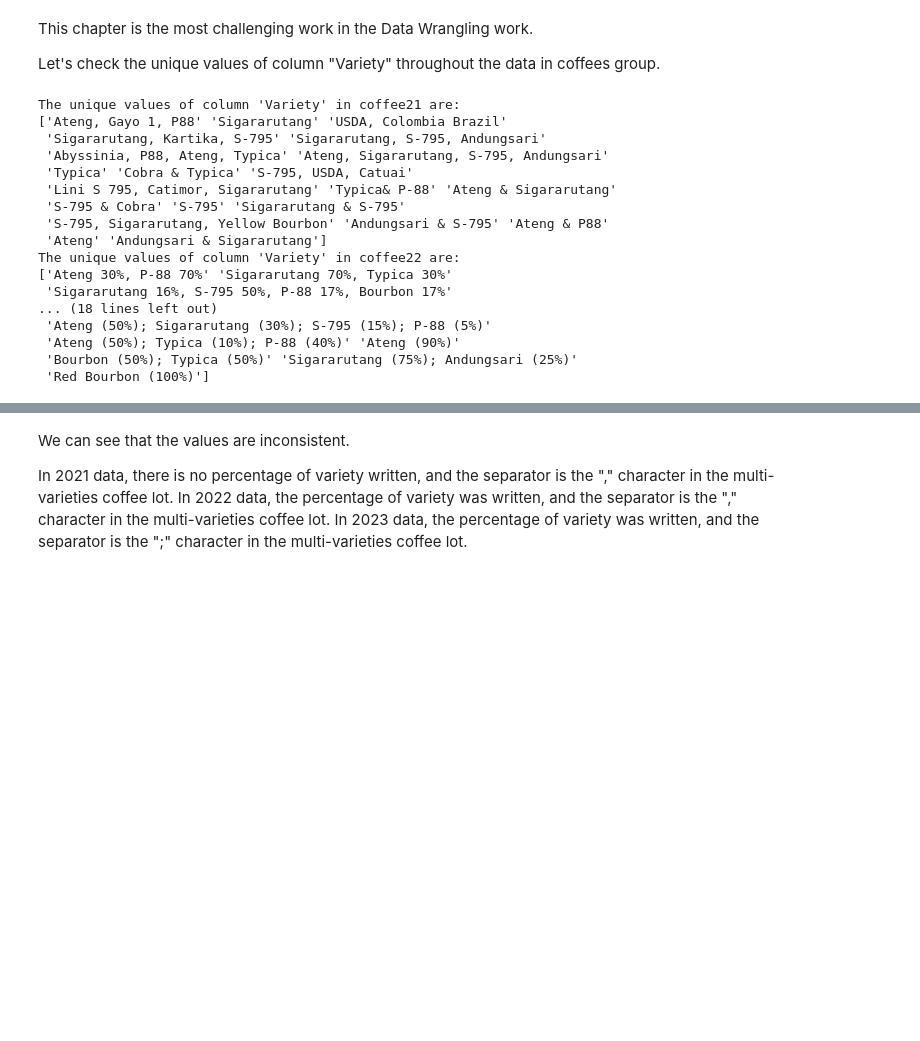
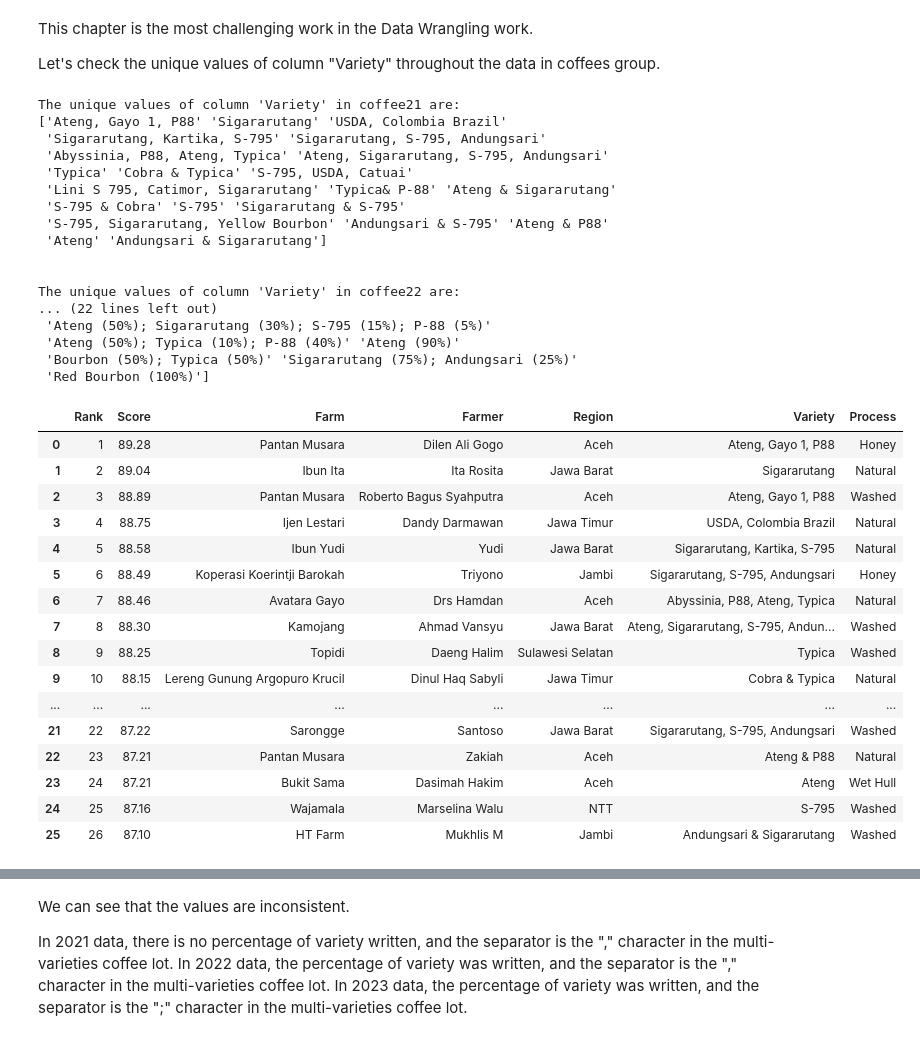
Before and after one commit to anggoro-bimo/indonesia-coe, a Jupyter notebook: notebooks/03. data_wrangling.ipynb, the cells around one changed output, grey strips where cells are left out. Saved outputs shown, nothing was run; the diff lists cells and outputs as text; code cells hidden in the pictures; blank space fills up the shorter version.

```diff
--- a/notebooks/03. data_wrangling.ipynb
+++ b/notebooks/03. data_wrangling.ipynb
@@ -608,7 +676,7 @@ Let's check the unique values of column "Variety" throughout the data in coffees
 # Checking the unique values of "Variety" columns in coffees group
 for c, s in zip (coffees, strings):
     unique = c['Variety'].unique()
-    print(f"The unique values of column 'Variety' in {s} are: \n{unique}")
+    print(f"The unique values of column 'Variety' in {s} are: \n{unique}\n\n")
 # %% [output]
 The unique values of column 'Variety' in coffee21 are:
 ['Ateng, Gayo 1, P88' 'Sigararutang' 'USDA, Colombia Brazil'
@@ -619,11 +687,31 @@ The unique values of column 'Variety' in coffee21 are:
  'S-795 & Cobra' 'S-795' 'Sigararutang & S-795'
  'S-795, Sigararutang, Yellow Bourbon' 'Andungsari & S-795' 'Ateng & P88'
  'Ateng' 'Andungsari & Sigararutang']
+
+
 The unique values of column 'Variety' in coffee22 are:
-['Ateng 30%, P-88 70%' 'Sigararutang 70%, Typica 30%'
- 'Sigararutang 16%, S-795 50%, P-88 17%, Bourbon 17%'
-... (18 lines left out)
+... (22 lines left out)
  'Ateng (50%); Sigararutang (30%); S-795 (15%); P-88 (5%)'
  'Ateng (50%); Typica (10%); P-88 (40%)' 'Ateng (90%)'
  'Bourbon (50%); Typica (50%)' 'Sigararutang (75%); Andungsari (25%)'
  'Red Bourbon (100%)']
+# %%
+coffee21
+# %% [output]
+|  | Rank | Score | Farm | Farmer | Region | Variety | Process |
+| 0 | 1 | 89.28 | Pantan Musara | Dilen Ali Gogo | Aceh | Ateng, Gayo 1, P88 | Honey |
+| 1 | 2 | 89.04 | Ibun Ita | Ita Rosita | Jawa Barat | Sigararutang | Natural |
+| 2 | 3 | 88.89 | Pantan Musara | Roberto Bagus Syahputra | Aceh | Ateng, Gayo 1, P88 | Washed |
+| 3 | 4 | 88.75 | Ijen Lestari | Dandy Darmawan | Jawa Timur | USDA, Colombia Brazil | Natural |
+| 4 | 5 | 88.58 | Ibun Yudi | Yudi | Jawa Barat | Sigararutang, Kartika, S-795 | Natural |
+| 5 | 6 | 88.49 | Koperasi Koerintji Barokah | Triyono | Jambi | Sigararutang, S-795, Andungsari | Honey |
+| 6 | 7 | 88.46 | Avatara Gayo | Drs Hamdan | Aceh | Abyssinia, P88, Ateng, Typica | Natural |
+| 7 | 8 | 88.30 | Kamojang | Ahmad Vansyu | Jawa Barat | Ateng, Sigararutang, S-795, Andun... | Washed |
+| 8 | 9 | 88.25 | Topidi | Daeng Halim | Sulawesi Selatan | Typica | Washed |
+| 9 | 10 | 88.15 | Lereng Gunung Argopuro Krucil | Dinul Haq Sabyli | Jawa Timur | Cobra & Typica | Natural |
+| ... | ... | ... | ... | ... | ... | ... | ... |
+| 21 | 22 | 87.22 | Sarongge | Santoso | Jawa Barat | Sigararutang, S-795, Andungsari | Washed |
+| 22 | 23 | 87.21 | Pantan Musara | Zakiah | Aceh | Ateng & P88 | Natural |
+| 23 | 24 | 87.21 | Bukit Sama | Dasimah Hakim | Aceh | Ateng | Wet Hull |
+| 24 | 25 | 87.16 | Wajamala | Marselina Walu | NTT | S-795 | Washed |
+| 25 | 26 | 87.10 | HT Farm | Mukhlis M | Jambi | Andungsari & Sigararutang | Washed |
```
Also changed, not shown: parts of 32 cells of this notebook.
